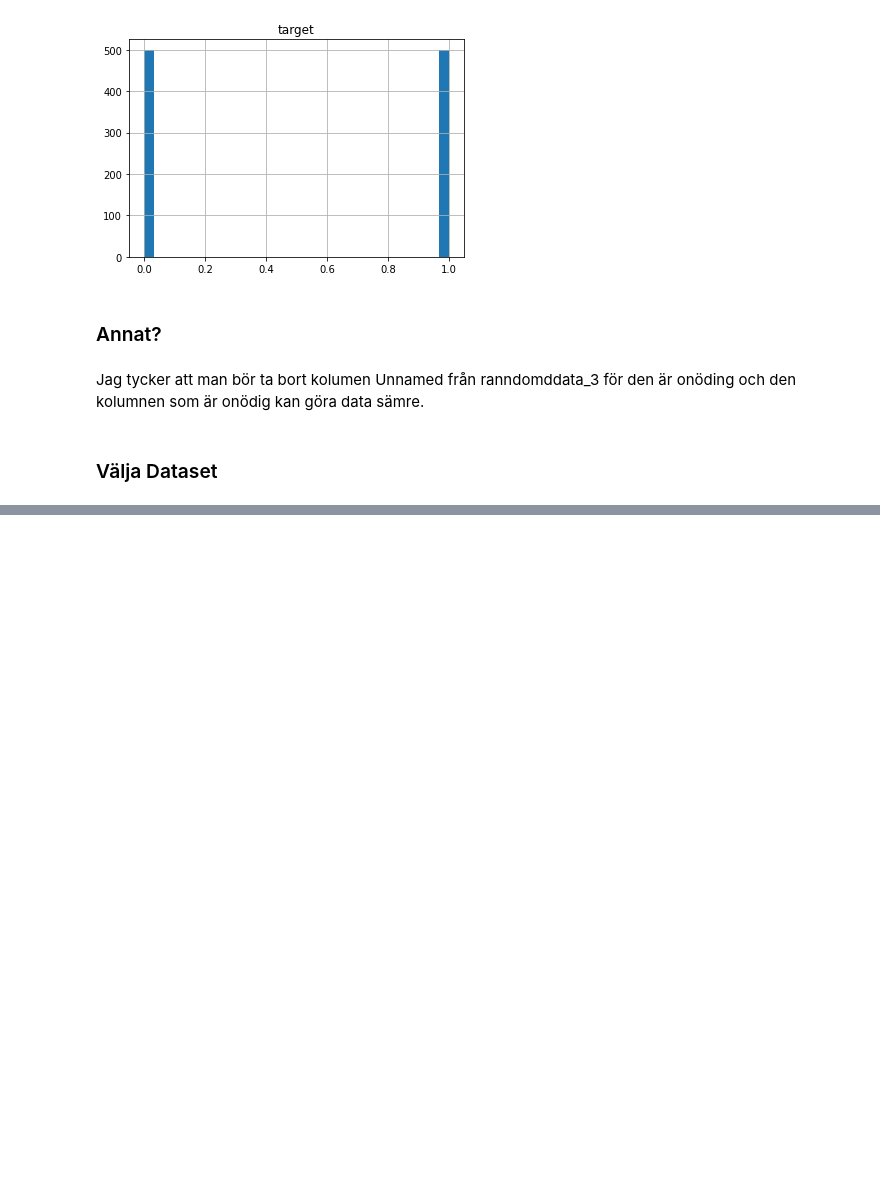
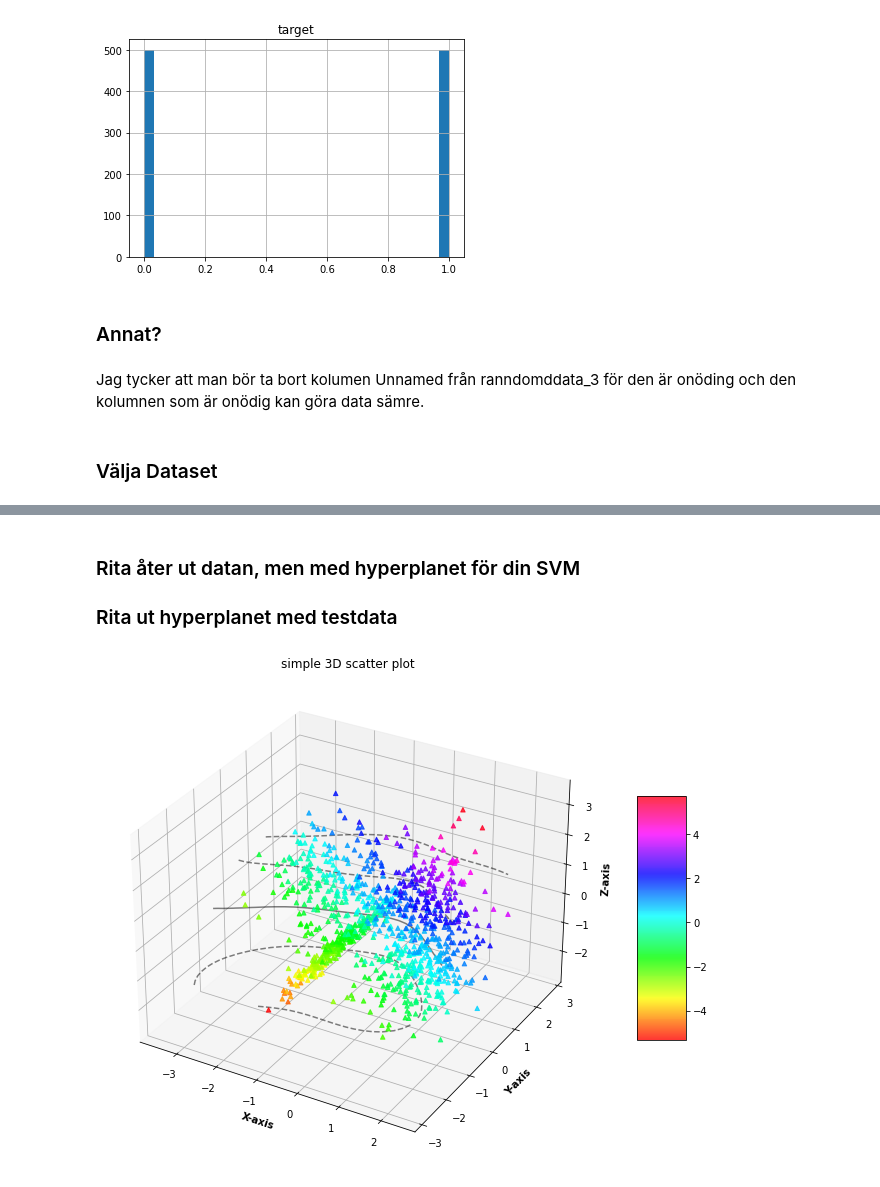
Before and after one commit to Ahmad223455322/Deep-la-rning-Linja-r_reg, a Jupyter notebook: Ahmad_Zarzar_SVM.ipynb, the cells around one changed output, grey strips where cells are left out. Saved outputs shown, nothing was run; the diff lists cells and outputs as text; code cells hidden in the pictures; blank space fills up the shorter version.

```diff
--- a/Ahmad_Zarzar_SVM.ipynb
+++ b/Ahmad_Zarzar_SVM.ipynb
@@ -143,0 +178,10 @@ och den är .........
+# %%
+
+kernel_lista=['linear','sigmoid','poly','rbf']
+
+for k in kernel_lista:
+    print(f'Kernel typen är nu ***{k}***')
+    s_v_m = svm.SVC(kernel=k)
+    s_v_m.fit(x_train,y_train)
+    test= s_v_m.score(x_test,y_test)
+    print(f'Testsocre är {test}')
@@ -224,0 +363,46 @@ plt.show()
+# %% [markdown]
+### Rita åter ut datan, men med hyperplanet för din SVM
+### Rita ut hyperplanet med testdata
+# %%
+# Creating figure
+fig = plt.figure(figsize = (16, 9))
+ax = plt.axes(projection ="3d")
+
+# Add x, y gridlines
+ax.grid(b = True, color ='grey',
+        linestyle ='-.', linewidth = 0.3,
+        alpha = 0.2)
+
+xlim = ax.get_xlim()
+ylim = ax.get_ylim()
+YY, XX = np.meshgrid(yy, xx)
+xy = np.vstack([XX.ravel(), YY.ravel()]).T
+Z = s_v_m.decision_function(xy).reshape(XX.shape)
+
+
+# Creating color map
+my_cmap = plt.get_cmap('hsv')
+
+# Creating plot
+sctt = ax.scatter3D(data_df_3_d['feature_1'],data_df_3_d['feature_2'],data_df_3_d['feature_3'],
+                    alpha = 0.8,
+                    c = (data_df_3_d['feature_1']+data_df_3_d['feature_2']+data_df_3_d['feature_3']),
+                    cmap = my_cmap,
+                    marker ='^')
+
+
+
+plt.title("simple 3D scatter plot")
+ax.set_xlabel('X-axis', fontweight ='bold')
+ax.set_ylabel('Y-axis', fontweight ='bold')
+ax.set_zlabel('Z-axis', fontweight ='bold')
+
+ax.contour(XX, YY, Z, colors='black', levels=[-1, 0, 1], alpha=0.5,
+           linestyles=['--', '-', '--'])
+
+fig.colorbar(sctt, ax = ax, shrink = 0.5, aspect = 5)
+
+# show plot
+plt.show()
+# %% [output]
+[figure, added]
```
Also changed, not shown: parts of 41 cells of this notebook, 6 other files.
